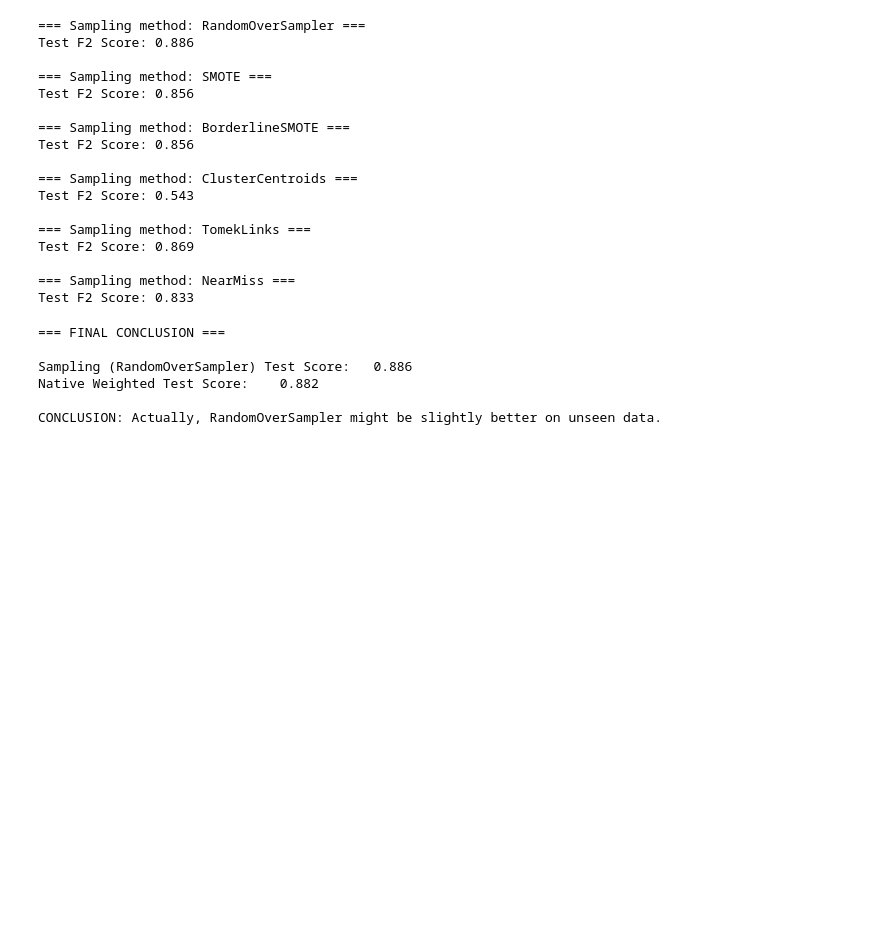
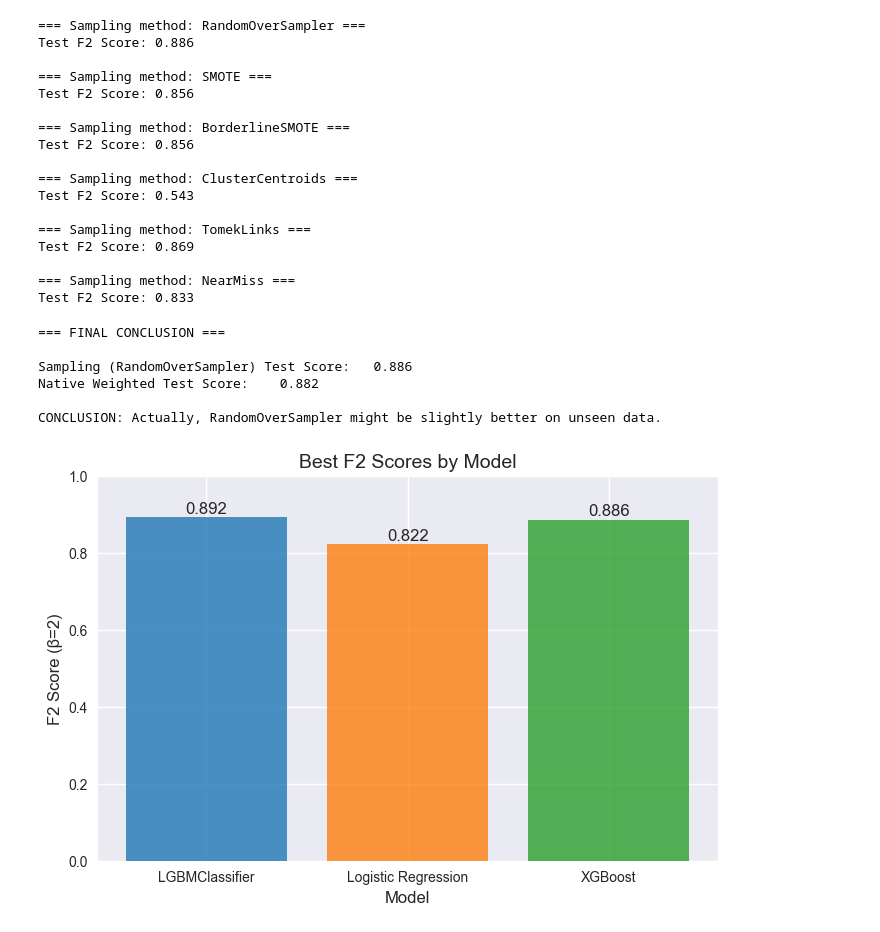
Before and after one commit to nayana-sisil/predictive-customer-churn-ecommerce-retention, a Jupyter notebook: cutomer_churn.ipynb, the cells around one changed output. Cells and saved outputs as stored; diff of their text form; code cells hidden in the pictures; blank space fills up the shorter version.

Commit message:
model selction final

```diff
--- a/cutomer_churn.ipynb
+++ b/cutomer_churn.ipynb
@@ -1502,3 +1502,24 @@ Sampling (RandomOverSampler) Test Score:   0.886
 Native Weighted Test Score:    0.882
 
 CONCLUSION: Actually, RandomOverSampler might be slightly better on unseen data.
+# %%
+models = ['LGBMClassifier', 'Logistic Regression', 'XGBoost']
+
+f2_scores = [0.892, 0.822, 0.886]
+
+colors = ['#1f77b4', '#ff7f0e', '#2ca02c']
+
+plt.figure(figsize=(8,5))
+bars = plt.bar(models, f2_scores, color=colors, alpha=0.8)
+plt.ylim(0, 1)
+plt.title('Best F2 Scores by Model', fontsize=14)
+plt.ylabel('F2 Score (β=2)', fontsize=12)
+plt.xlabel('Model', fontsize=12)
+
+for bar in bars:
+    yval = bar.get_height()
+    plt.text(bar.get_x() + bar.get_width()/2, yval + 0.01, round(yval, 3), ha='center', fontsize=12)
+
+plt.show()
+# %% [output]
+[figure, added]
```
Also changed, not shown: parts of 1 cell of this notebook.
